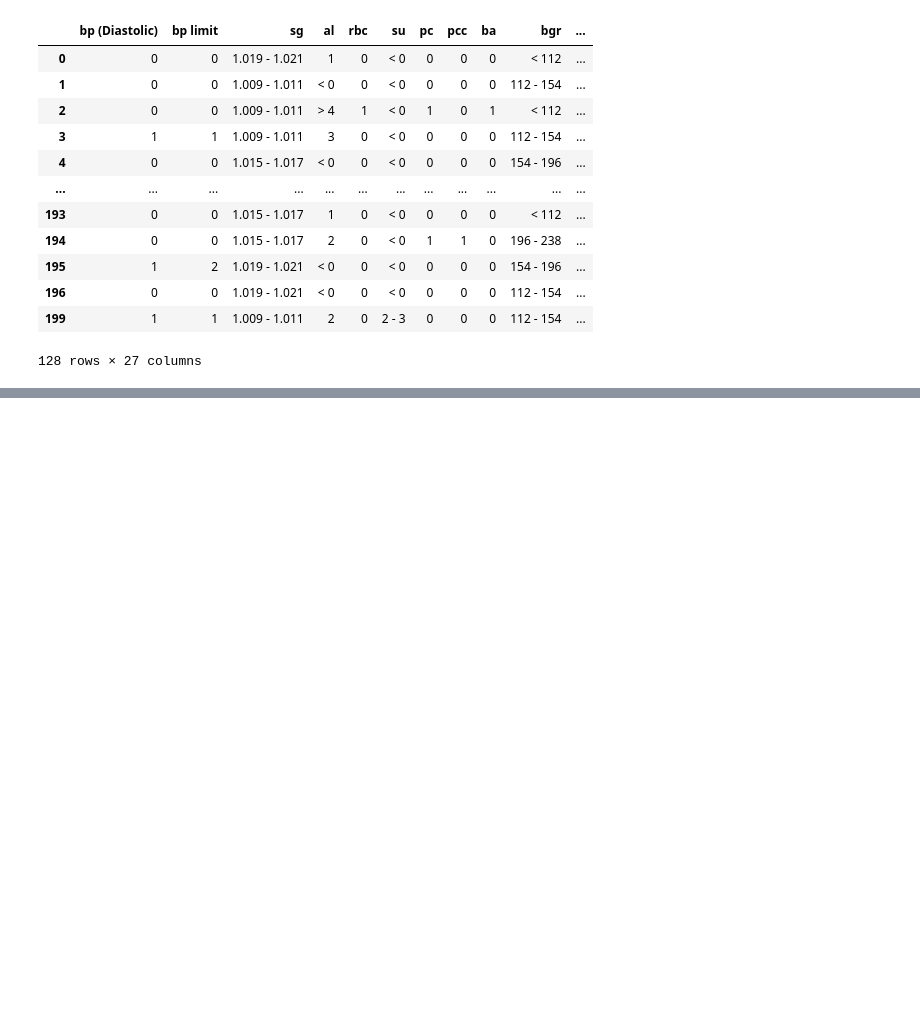
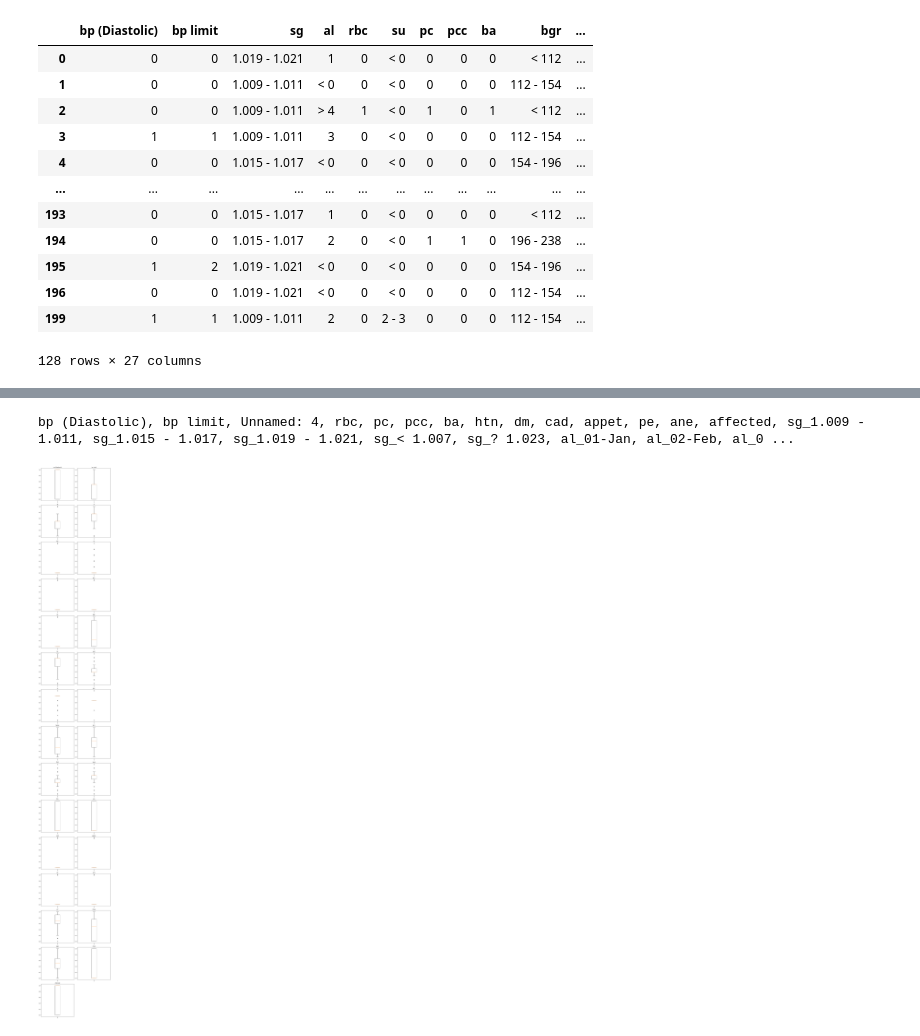
Before and after one commit to Dhin3/Chronic-Kidney-Disease-Prediction, a Jupyter notebook: notebooks/cdk1CLeaning.ipynb, the cells around one changed output, grey strips where cells are left out. Drawn from its saved outputs; the diff is of its cells as text; code cells hidden in the pictures; blank space fills up the shorter version.

```diff
--- a/notebooks/cdk1CLeaning.ipynb
+++ b/notebooks/cdk1CLeaning.ipynb
@@ -178,0 +266,5 @@ data1.to_csv('./data/cleaned/ckd1.csv')
+# %%
+categ_feature.remove('su')
+encoder = LabelEncoder()
+for col in categ_feature:
+    data1[col] = encoder.fit_transform(data1[col])
@@ -178,0 +275,3 @@ data1.to_csv('./data/cleaned/ckd1.csv')
+# %%
+for col in categ_feature:
+    print(data1[col].value_counts(),end='\n\n\n')
@@ -178,0 +296,38 @@ data1.to_csv('./data/cleaned/ckd1.csv')
+# %%
+data1 = pd.get_dummies(data1)
+# %%
+for col in data1.columns:
+    print(col,end=', ')
+# %% [output]
+bp (Diastolic), bp limit, Unnamed: 4, rbc, pc, pcc, ba, htn, dm, cad, appet, pe, ane, affected, sg_1.009 - 1.011, sg_1.015 - 1.017, sg_1.019 - 1.021, sg_< 1.007, sg_? 1.023, al_01-Jan, al_02-Feb, al_0 ...
+# %%
+import matplotlib.pyplot as plt
+
+num_cols = len(data1.columns)
+
+# Determine grid size (e.g., 2x2 grid for 4 columns)
+rows = (num_cols + 1) // 2
+cols = 2
+
+# Create subplots
+fig, axs = plt.subplots(rows, cols, figsize=(10, 5 * rows))
+
+# Flatten the axs array if needed (for easier iteration)
+axs = axs.flatten()
+
+# Plot each column as a box plot
+for i, col in enumerate(data1.columns):
+    axs[i].boxplot(data1[col])
+    axs[i].set_title(col)
+
+# Remove any unused subplots if the grid is larger than the number of columns
+for j in range(i + 1, len(axs)):
+    fig.delaxes(axs[j])
+
+# Adjust layout
+plt.tight_layout()
+
+# Display the box plots
+plt.show()
+# %% [output]
+[figure, added]
```
Also changed, not shown: parts of 16 cells of this notebook.
